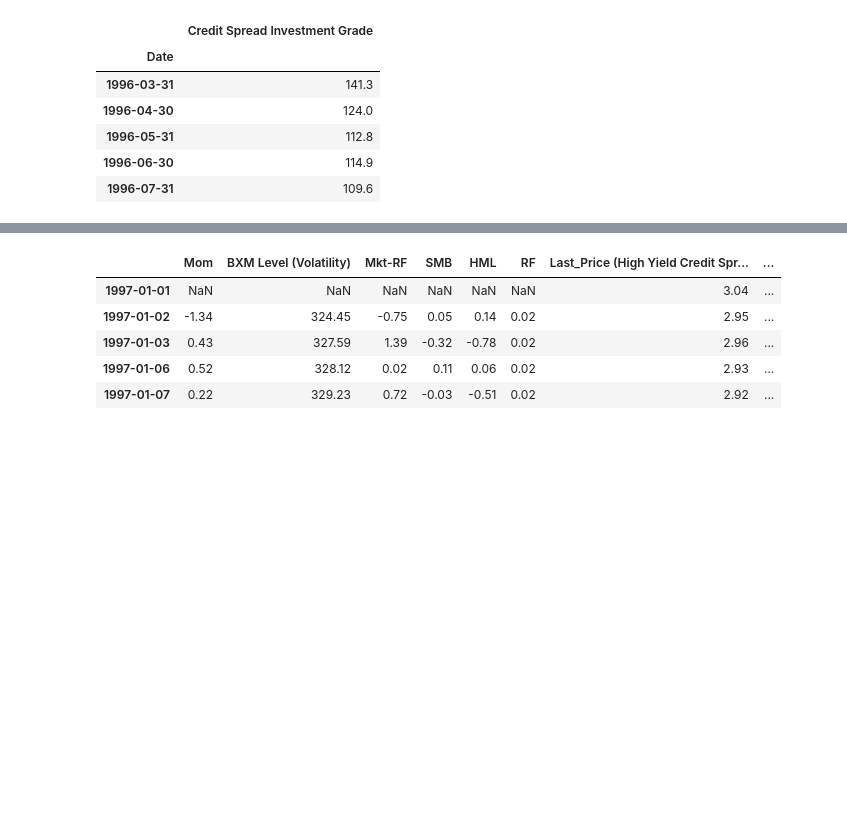
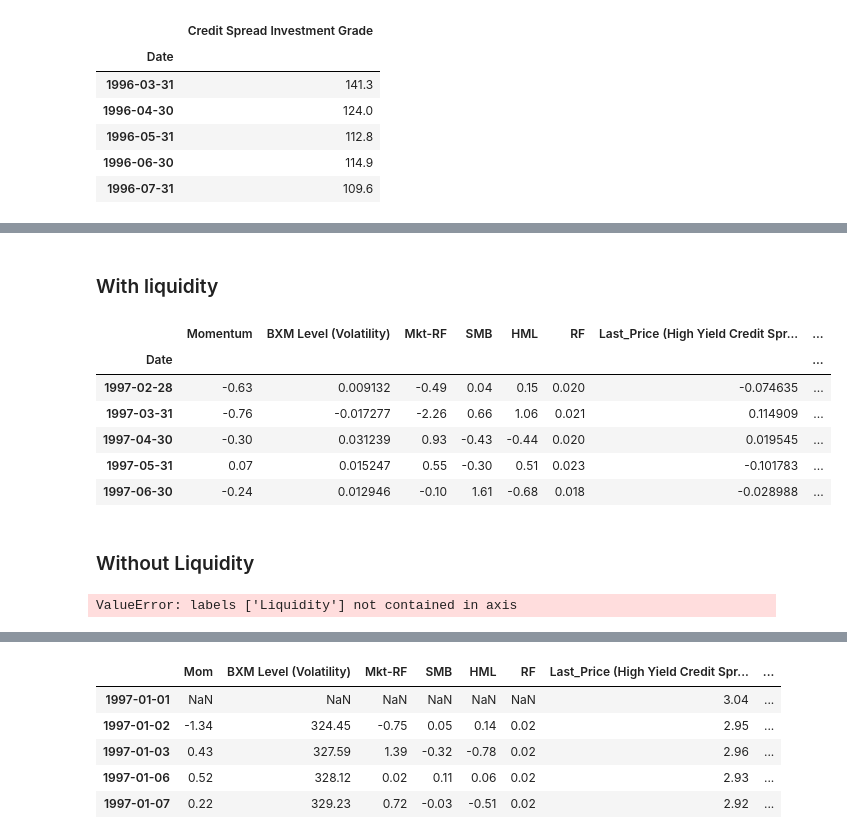
Before and after one commit to yiran06/Dynamic_Factor_Timing_Project, a Jupyter notebook: Factor_Aggregation.ipynb, the cells around one changed output, grey strips where cells are left out. Saved outputs shown, nothing was run; the diff lists cells and outputs as text; code cells hidden in the pictures; blank space fills up the shorter version.

Commit message:
Replace notebook

```diff
--- a/Factor_Aggregation.ipynb
+++ b/Factor_Aggregation.ipynb
@@ -202,26 +170,19 @@ df_new_mon
 # %%
-# df_new_mon = df_mom_new.join(df_vol_new).join(df_mkt_hml_smb_rf_new).join(df_hy_credit_new).join(df_liq).join(df_inv_grade_new)
-# df_new_mon.dropna(inplace=True)
+def Take_Log_Diff(df):
+    #Replace volatility and high yield credit spread with log returns (they are prices previously)
+    df['BXM Level (Volatility)'] = np.log(df['BXM Level (Volatility)'])
+    df['BXM Level (Volatility)'] = df['BXM Level (Volatility)'].diff()
+    # df_new_mon['BXM Level (Volatility)'] *= 100
 
-# Replace volatility and high yield credit spread with log returns (they are prices previously)
-# df_new_mon['BXM Level (Volatility)'] = np.log(df_new_mon['BXM Level (Volatility)'])
-# df_new_mon['BXM Level (Volatility)'] = df_new_mon['BXM Level (Volatility)'].diff()
-# # df_new_mon['BXM Level (Volatility)'] *= 100
+    df['Last_Price (High Yield Credit Spread)'] = np.log(df['Last_Price (High Yield Credit Spread)'])
+    df['Last_Price (High Yield Credit Spread)'] = df['Last_Price (High Yield Credit Spread)'].diff()
+    # df_new_mon['Last_Price (High Yield Credit Spread)'] *= 100
 
-# df_new_mon['Last_Price (High Yield Credit Spread)'] = np.log(df_new_mon['Last_Price (High Yield Credit Spread)'])
-# df_new_mon['Last_Price (High Yield Credit Spread)'] = df_new_mon['Last_Price (High Yield Credit Spread)'].diff()
-# # df_new_mon['Last_Price (High Yield Credit Spread)'] *= 100
+    df['Credit Spread Investment Grade'] = np.log(df['Credit Spread Investment Grade'])
+    df['Credit Spread Investment Grade'] = df['Credit Spread Investment Grade'].diff()
 
-# df_new_mon['Credit Spread Investment Grade'] = np.log(df_new_mon['Credit Spread Investment Grade'])
-# df_new_mon['Credit Spread Investment Grade'] = df_new_mon['Credit Spread Investment Grade'].diff()
+    df.shift(1)
 
-df_new_mon.shift(1)
-df_new_mon.head()
-df_new_mon.plot(figsize=(10,7), title='Monthly Factors WITHOUT Differencing', legend='best')
+    df.dropna(inplace=True)
 
-df_new_mon.dropna(inplace=True)
-
-# matplotlib.rcParams.update({'font.size': 20})
-# matplotlib.rcParams['xtick.labelsize'] = 30
-# matplotlib.rcParams['ytick.labelsize'] = 30
-# matplotlib.rcParams['axes.titlesize'] = 30
+    return df
@@ -244,0 +189,6 @@ df_new_mon.to_csv('Monthly_Factors_Log_Returns_Aggregated.csv')
+# %% [markdown]
+### With liquidity
+# %%
+df_new_mon = Merge_Monthly_Factors(df_mom_new, df_vol_new, df_mkt_hml_smb_rf_new,
+                                   df_hy_credit_new, df_inv_grade_new, df_liq, True)
+df_new_mon_logs = Take_Log_Diff(df_new_mon)
@@ -244,0 +197,18 @@ df_new_mon.to_csv('Monthly_Factors_Log_Returns_Aggregated.csv')
+# %%
+df_new_mon_logs.head()
+# %% [output]
+|  | Momentum | BXM Level (Volatility) | Mkt-RF | SMB | HML | RF | Last_Price (High Yield Credit Spr... | ... |
+| Date |  |  |  |  |  |  |  | ... |
+| 1997-02-28 | -0.63 | 0.009132 | -0.49 | 0.04 | 0.15 | 0.020 | -0.074635 | ... |
+| 1997-03-31 | -0.76 | -0.017277 | -2.26 | 0.66 | 1.06 | 0.021 | 0.114909 | ... |
+| 1997-04-30 | -0.30 | 0.031239 | 0.93 | -0.43 | -0.44 | 0.020 | 0.019545 | ... |
+| 1997-05-31 | 0.07 | 0.015247 | 0.55 | -0.30 | 0.51 | 0.023 | -0.101783 | ... |
+| 1997-06-30 | -0.24 | 0.012946 | -0.10 | 1.61 | -0.68 | 0.018 | -0.028988 | ... |
+# %% [markdown]
+### Without Liquidity
+# %%
+df_new_mon_no_liq = Merge_Monthly_Factors(df_mom_new, df_vol_new, df_mkt_hml_smb_rf_new,
+                                   df_hy_credit_new, df_inv_grade_new, '')
+df_new_mon_no_liq_logs = Take_Log_Diff(df_new_mon)
+# %% [output]
+ValueError: labels ['Liquidity'] not contained in axis
```
Also changed, not shown: parts of 13 cells of this notebook.
